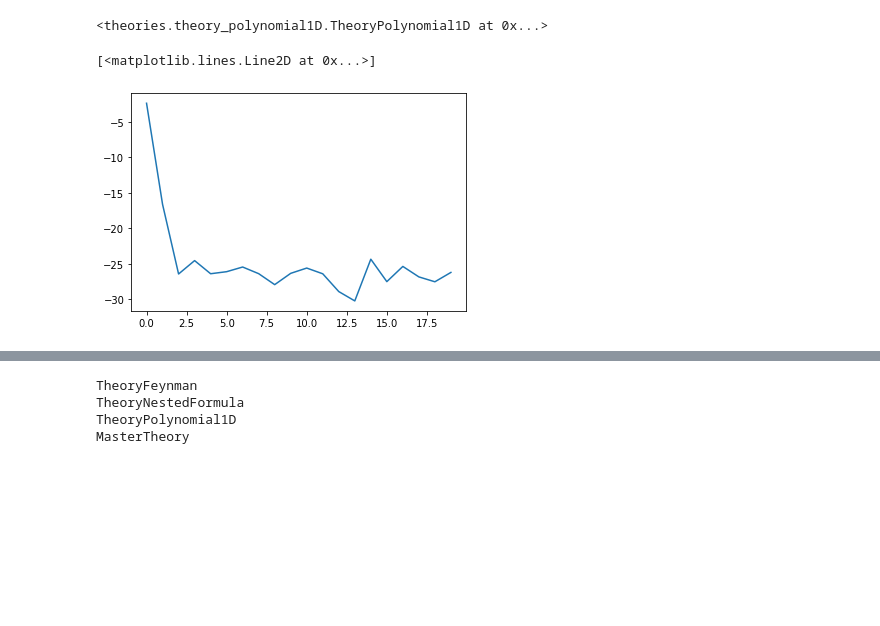
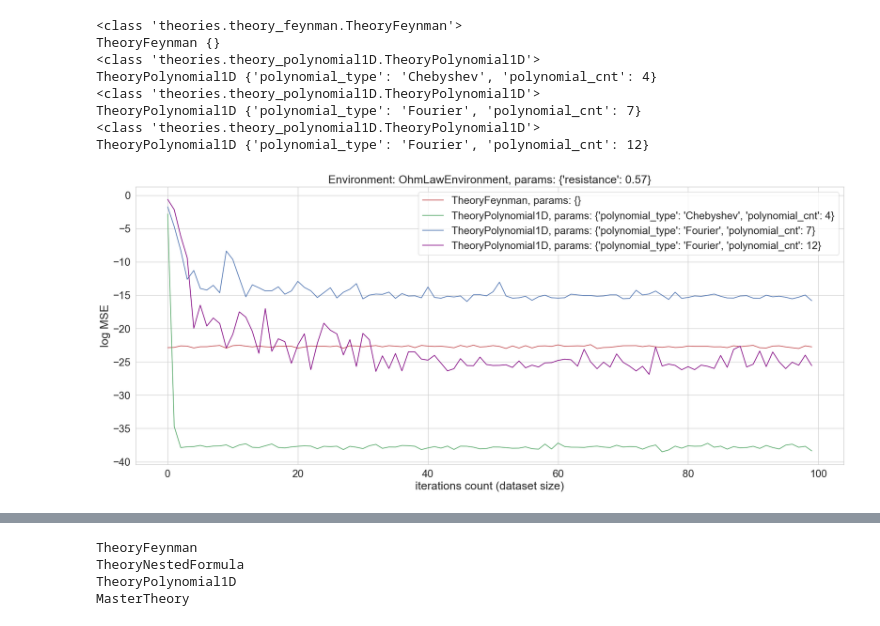
Before and after one commit to nuwanda57/RoboScientist, a Jupyter notebook: graphs.ipynb, the cells around one changed output, grey strips where cells are left out. Drawn from its saved outputs; the diff is of its cells as text; code cells hidden in the pictures; blank space fills up the shorter version.

```diff
--- a/graphs.ipynb
+++ b/graphs.ipynb
@@ -19,10 +19,0 @@ rs = robo_scientist.RoboScientist(working_dirs, keep_full_history=True)
-# %%
-env = single_param_linear_law.LinearLawEnvironment(3, 4, True)
-rs.explore_environment(
-    env,
-    theory_polynomial1D.TheoryPolynomial1D,
-    simple_generator.SimpleGenerator,
-    20
-)
-# %% [output]
-<theories.theory_polynomial1D.TheoryPolynomial1D at 0x...>
@@ -35,5 +19,0 @@ mses = [a.mse for a in h]
-# %%
-plt.plot(np.log(mses))
-# %% [output]
-[<matplotlib.lines.Line2D at 0x...>]
-[figure, removed]
@@ -39,0 +62,39 @@ plt.plot(np.log(mses))
+# %%
+a = Analyser()
+# %%
+theories = [
+    (theory_feynman.TheoryFeynman, {}),
+#     (theory_nested_formulas.TheoryNestedFormula, {}),
+#     (theory_polynomial1D.TheoryPolynomial1D,
+#      {'polynomial_type': 'Fourier', 'polynomial_cnt': 5}),
+#     (theory_polynomial1D.TheoryPolynomial1D,
+#      {'polynomial_type': 'Chebyshev', 'polynomial_cnt': 2}),
+#     (theory_polynomial1D.TheoryPolynomial1D,
+#      {'polynomial_type': 'Chebyshev', 'polynomial_cnt': 3}),
+    (theory_polynomial1D.TheoryPolynomial1D,
+     {'polynomial_type': 'Chebyshev', 'polynomial_cnt': 4}),
+    (theory_polynomial1D.TheoryPolynomial1D,
+     {'polynomial_type': 'Fourier', 'polynomial_cnt': 7}),
+    (theory_polynomial1D.TheoryPolynomial1D,
+     {'polynomial_type': 'Fourier', 'polynomial_cnt': 12}),
+#     (theory_polynomial1D.TheoryPolynomial1D,
+#      {'polynomial_type': 'Chebyshev', 'polynomial_cnt': 6}),
+#     (theory_polynomial1D.TheoryPolynomial1D,
+#      {'polynomial_type': 'Chebyshev', 'polynomial_cnt': 8}),
+#     (theory_polynomial1D.TheoryPolynomial1D,
+#      {'polynomial_type': 'Chebyshev', 'polynomial_cnt': 10}),
+#     (theory_polynomial1D.TheoryPolynomial1D,
+#      {'polynomial_type': 'Chebyshev', 'polynomial_cnt': 20}),
+]
+
+a.stats_for_env('f1', ohm_law.OhmLawEnvironment, theories, {'resistance': 0.57}, 100)
+# %% [output]
+<class 'theories.theory_feynman.TheoryFeynman'>
+TheoryFeynman {}
+<class 'theories.theory_polynomial1D.TheoryPolynomial1D'>
+TheoryPolynomial1D {'polynomial_type': 'Chebyshev', 'polynomial_cnt': 4}
+<class 'theories.theory_polynomial1D.TheoryPolynomial1D'>
+TheoryPolynomial1D {'polynomial_type': 'Fourier', 'polynomial_cnt': 7}
+<class 'theories.theory_polynomial1D.TheoryPolynomial1D'>
+TheoryPolynomial1D {'polynomial_type': 'Fourier', 'polynomial_cnt': 12}
+[figure, added]
```
Also changed, not shown: parts of 8 cells of this notebook, 18 other files.
